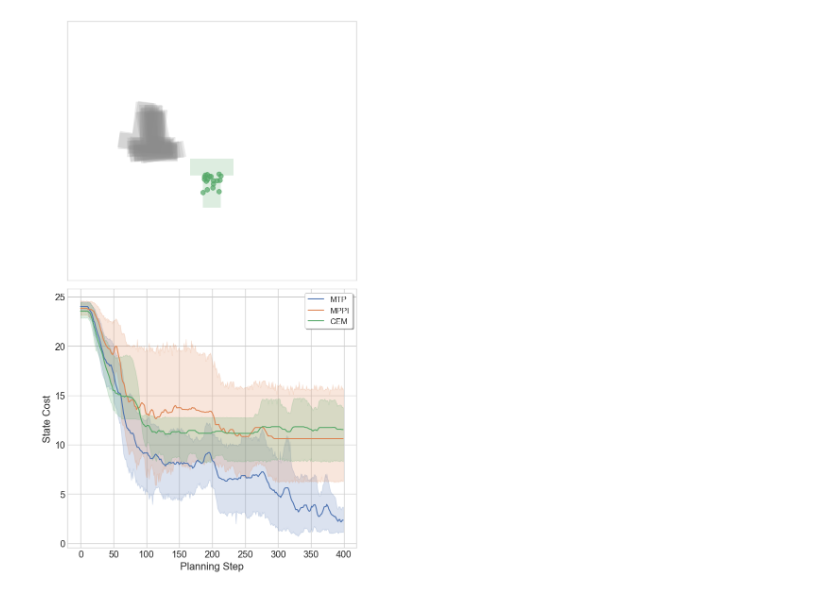
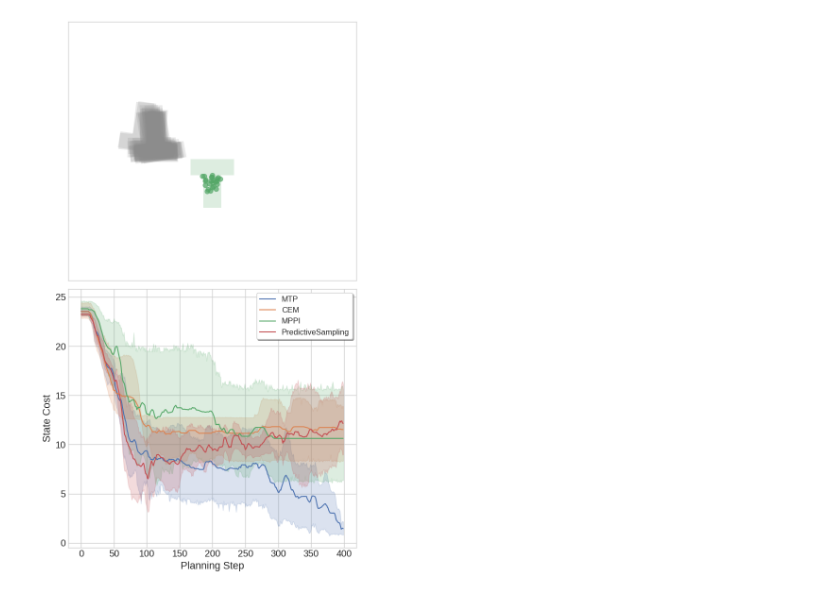
Before and after one commit to magnusdierking/mtp-thesis, a Jupyter notebook: experiments/fr3/plot_rollout-data.ipynb, the cells around one changed output. Drawn from its saved outputs; the diff is of its cells as text; code cells hidden in the pictures.

```diff
--- a/experiments/fr3/plot_rollout-data.ipynb
+++ b/experiments/fr3/plot_rollout-data.ipynb
@@ -67,33 +67,3 @@ def draw_t(ax, x, y, yaw_deg, stem_w, stem_h, head_w, head_h,
     if label:
         ax.text(x, y, label, ha="center", va="center", fontsize=10)
     return np.vstack([stem_poly, head_poly])
-# %%
-
-
-# seeds = [10, 11, 12, 13, 14]
-seeds = [20, 21, 22, 23, 24, 25]
-fig, axes = plt.subplots(2, 1, figsize=(7, 12))
-
-for algo in ["MTP", "MPPI", "CEM"]:
-    costs = np.empty((400, len(seeds)))
-    for seed in seeds:
-        path = get_data_path() / "sim-real-free" / f"fr3_pusht_{algo}_seed{seed}.pkl"
-        with open(path, "rb") as f:
-            data = pickle.load(f)
-
-            costs[:, seeds.index(seed)] = np.array([d["terminal_error"]for d in data])[:400]
-    mean = np.mean(costs, axis=1)
-    std = np.std(costs, axis=1)
-
-    window = 10  # Adjust for smoothness (odd number recommended)
-
-    mean_smooth = uniform_filter1d(mean, size=window)
-    std_smooth = uniform_filter1d(std, size=window)
-
-    axes[1].plot(mean_smooth, linewidth=2)
-    axes[1].fill_between(range(len(mean_smooth)),
-                    mean_smooth - std_smooth,
-                    mean_smooth + std_smooth, alpha=0.3)
-    axes[1].set_xlabel("Timestep")
-    axes[1].set_ylabel("Terminal Cost")
-plt.show()
@@ -103,6 +71,9 @@ plt.show()
 import seaborn as sns
 import pandas as pd
 sns.set(font_scale=1.3, rc={'font.size':12, 'font.family':'serif'})
+seeds = [20, 21, 22, 23, 24, 25]
+# seeds = [20, 21, 22, 23, 24]
+
 
 def quat_to_yaw_manual(qx, qy, qz, qw):
     # Normalize
@@ -118,7 +89,7 @@ def quat_to_yaw_manual(qx, qy, qz, qw):
 df_list = []
 init_T = []
 
-for algo in ["MTP", "MPPI", "CEM"]:
+for algo in ["MTP", "CEM", "MPPI", "PredictiveSampling"]:
     for seed in seeds:
 
         path = get_data_path() / "sim-real-free" / f"fr3_pusht_{algo}_seed{seed}.pkl"
@@ -150,31 +121,31 @@ axes[0].scatter(init_ee[:, 0], init_ee[:, 1], s=50, c='C2', alpha=0.7, label='In
 draw_t(axes[0], 0.0, 0.5, 0.0, stem_w=0.05, stem_h=0.1, head_w=0.12, head_h=0.05,
            face_alpha=0.2, facecolor='C2')
 
 # draw Ts
 for i in range(init_Ts.shape[0]):
     x, y, yaw = init_Ts[i]
     yaw += -np.pi/2
     draw_t(axes[0], -y, x, yaw, stem_w=0.05, stem_h=0.1, head_w=0.12, head_h=0.05,
            face_alpha=0.2, facecolor='C7')
 
 axes[0].set_xlim([-0.4, 0.4])
 axes[0].set_ylim([0.2, 1.0])
 # remove ticks
 axes[0].set_xticks([])
 axes[0].set_yticks([])
 
 sns.lineplot(data=df, x='timestep', y='terminal_error', hue='algo', ax=axes[1])
 axes[1].set_xlabel("Planning Step")
 axes[1].set_ylabel("State Cost")
 axes[1].legend(
     loc='upper right',           # Position: 'upper right', 'lower center', etc.
     frameon=True,                # Box around legend
     fancybox=True,               # Rounded box
     shadow=True,                 # Drop shadow
     ncol=1,                      # Columns (1=vertical)
     fontsize=12                  # Text size
 )
 plt.tight_layout()
 plt.show()
 # %% [output]
-[figure, old version]
+[figure, new version]
```
Also changed, not shown: parts of 1 cell of this notebook, 9 other files.
